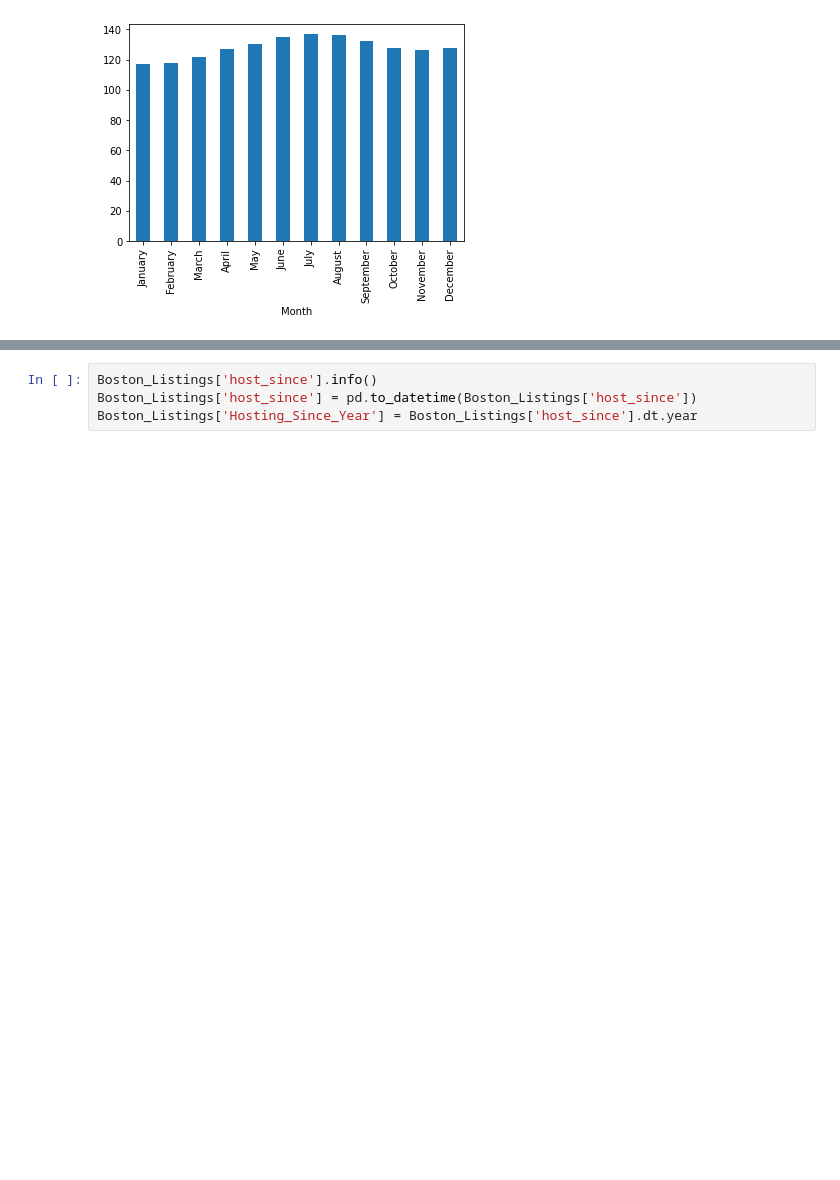
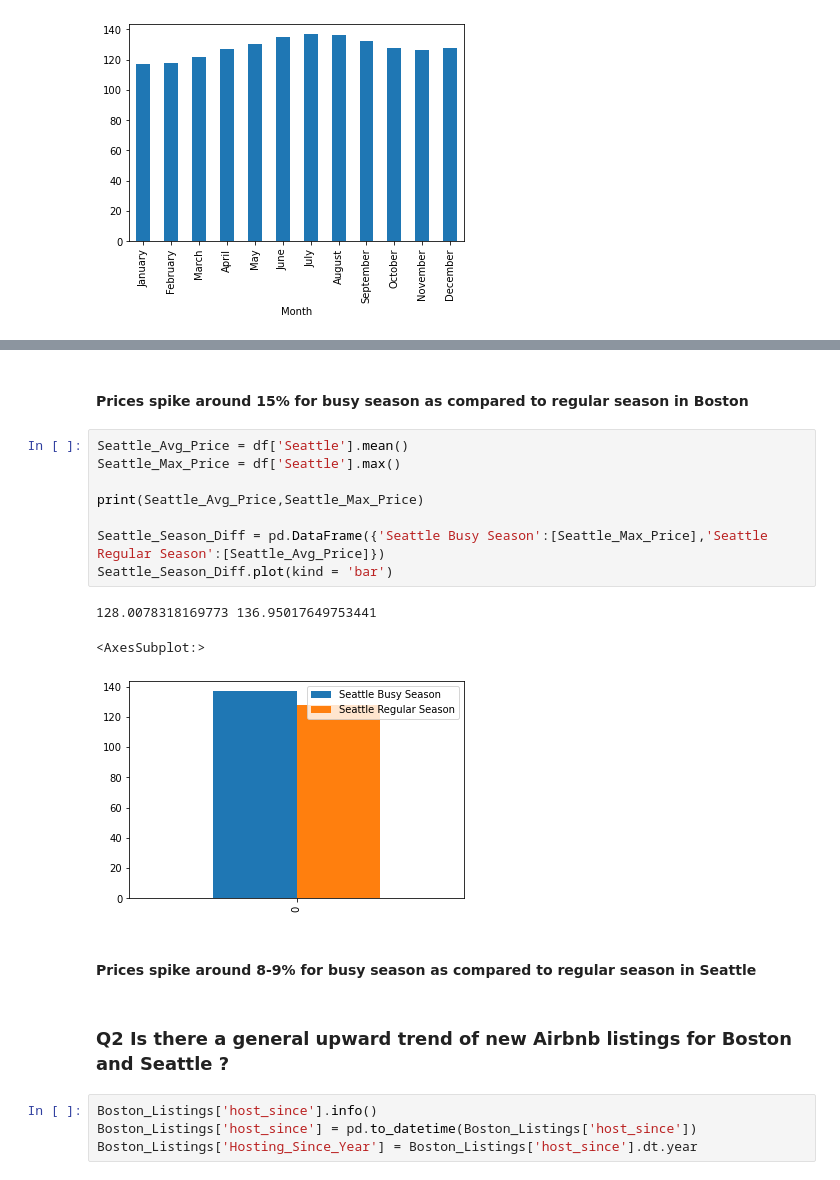
Before and after one commit to Vin-Wal/Air-Bnb, a Jupyter notebook: New-Boston-Seattle.ipynb, the cells around one changed output, grey strips where cells are left out. Drawn from its saved outputs; the diff is of its cells as text; blank space fills up the shorter version.

```diff
--- a/New-Boston-Seattle.ipynb
+++ b/New-Boston-Seattle.ipynb
@@ -402,3 +382,21 @@ Seattle_Price_Hike 8.542621085423113
+# %% [markdown]
+#### Prices spike around 15% for busy season as compared to regular season in Boston
+# %%
+Seattle_Avg_Price = df['Seattle'].mean()
+Seattle_Max_Price = df['Seattle'].max()
+
+print(Seattle_Avg_Price,Seattle_Max_Price)
+
+Seattle_Season_Diff = pd.DataFrame({'Seattle Busy Season':[Seattle_Max_Price],'Seattle Regular Season':[Seattle_Avg_Price]})
+Seattle_Season_Diff.plot(kind = 'bar')
+# %% [output]
+128.0078318169773 136.95017649753441
+<AxesSubplot:>
+[figure, added]
+# %% [markdown]
+#### Prices spike around 8-9% for busy season as compared to regular season in Seattle
+# %% [markdown]
+### Q2 Is there a general upward trend of new Airbnb listings for Boston and Seattle ?
 # %%
 Boston_Listings['host_since'].info()
 Boston_Listings['host_since'] = pd.to_datetime(Boston_Listings['host_since'])
```
Also changed, not shown: parts of 40 cells of this notebook.
